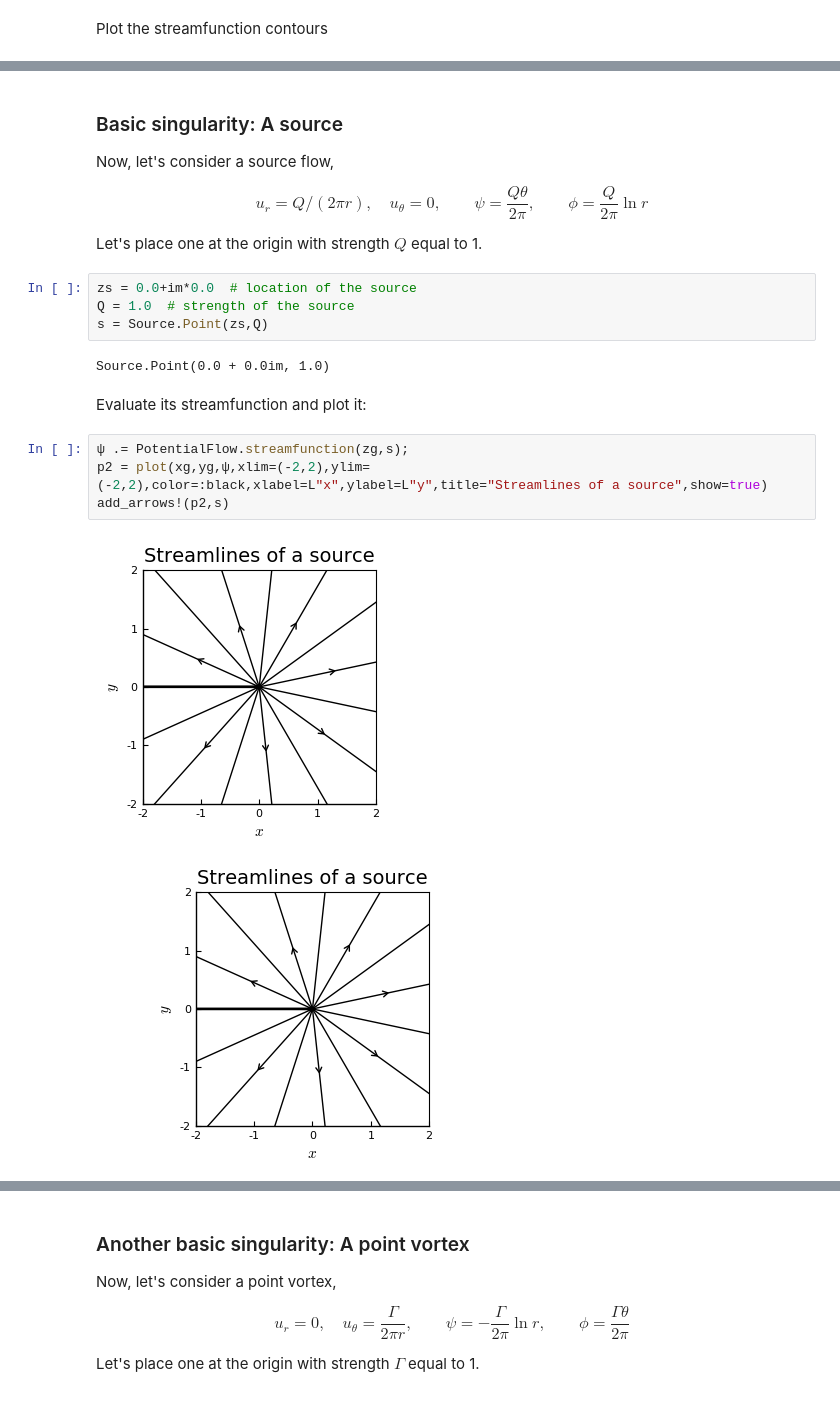
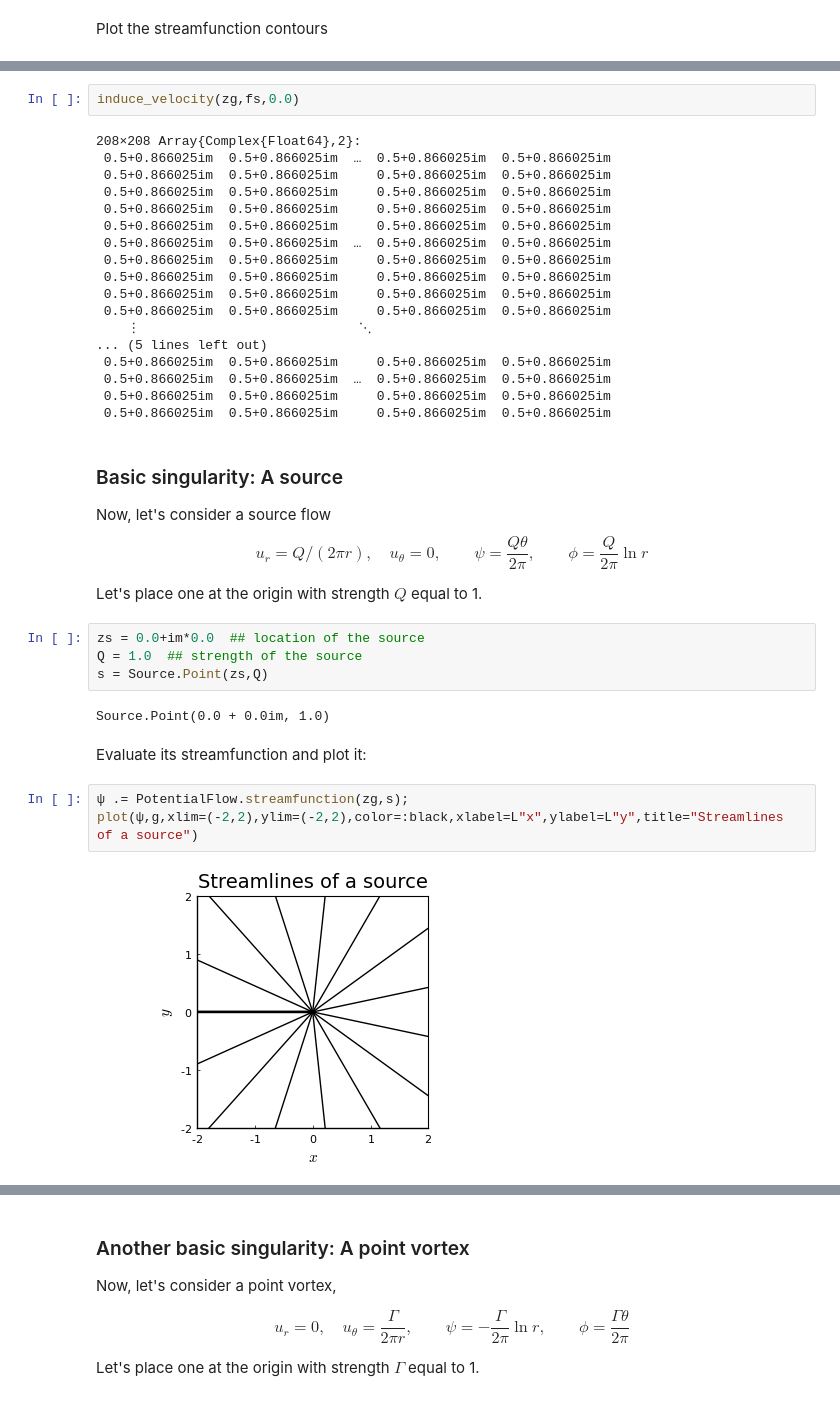
Before and after one commit to UCLAMAEThreads/MAE150A, a Jupyter notebook: notebook/2.1-BasicPotentialFlows.ipynb, the cells around one changed output, grey strips where cells are left out. Saved outputs shown, nothing was run; the diff lists cells and outputs as text.

```diff
--- a/notebook/2.1-BasicPotentialFlows.ipynb
+++ b/notebook/2.1-BasicPotentialFlows.ipynb
@@ -154,13 +149,32 @@ induce_velocity(zg,fs,0.0)
+# %%
+induce_velocity(zg,fs,0.0)
+# %% [output]
+208×208 Array{Complex{Float64},2}:
+ 0.5+0.866025im  0.5+0.866025im  …  0.5+0.866025im  0.5+0.866025im
+ 0.5+0.866025im  0.5+0.866025im     0.5+0.866025im  0.5+0.866025im
+ 0.5+0.866025im  0.5+0.866025im     0.5+0.866025im  0.5+0.866025im
+ 0.5+0.866025im  0.5+0.866025im     0.5+0.866025im  0.5+0.866025im
+ 0.5+0.866025im  0.5+0.866025im     0.5+0.866025im  0.5+0.866025im
+ 0.5+0.866025im  0.5+0.866025im  …  0.5+0.866025im  0.5+0.866025im
+ 0.5+0.866025im  0.5+0.866025im     0.5+0.866025im  0.5+0.866025im
+ 0.5+0.866025im  0.5+0.866025im     0.5+0.866025im  0.5+0.866025im
+ 0.5+0.866025im  0.5+0.866025im     0.5+0.866025im  0.5+0.866025im
+ 0.5+0.866025im  0.5+0.866025im     0.5+0.866025im  0.5+0.866025im
+    ⋮                            ⋱
+... (5 lines left out)
+ 0.5+0.866025im  0.5+0.866025im     0.5+0.866025im  0.5+0.866025im
+ 0.5+0.866025im  0.5+0.866025im  …  0.5+0.866025im  0.5+0.866025im
+ 0.5+0.866025im  0.5+0.866025im     0.5+0.866025im  0.5+0.866025im
+ 0.5+0.866025im  0.5+0.866025im     0.5+0.866025im  0.5+0.866025im
 # %% [markdown]
 ### Basic singularity: A source
-Now, let's consider a source flow,
-
+Now, let's consider a source flow
 $$ u_r = Q/(2\pi r), \quad u_\theta = 0,\qquad \psi = \dfrac{Q \theta}{2\pi}, \qquad \phi = \dfrac{Q }{2\pi} \ln r$$
 
 Let's place one at the origin with strength $Q$ equal to 1.
 # %%
-zs = 0.0+im*0.0  # location of the source
-Q = 1.0  # strength of the source
+zs = 0.0+im*0.0  ## location of the source
+Q = 1.0  ## strength of the source
 s = Source.Point(zs,Q)
 # %% [output]
 Source.Point(0.0 + 0.0im, 1.0)
@@ -168,9 +182,7 @@ Source.Point(0.0 + 0.0im, 1.0)
 Evaluate its streamfunction and plot it:
 # %%
 ψ .= PotentialFlow.streamfunction(zg,s);
-p2 = plot(xg,yg,ψ,xlim=(-2,2),ylim=(-2,2),color=:black,xlabel=L"x",ylabel=L"y",title="Streamlines of a source",show=true)
-add_arrows!(p2,s)
+plot(ψ,g,xlim=(-2,2),ylim=(-2,2),color=:black,xlabel=L"x",ylabel=L"y",title="Streamlines of a source")
 # %% [output]
-[figure, old version]
+[figure, new version]
-[figure, removed]
 # %% [markdown]
```
Also changed, not shown: parts of 62 cells of this notebook, 14 other files.
